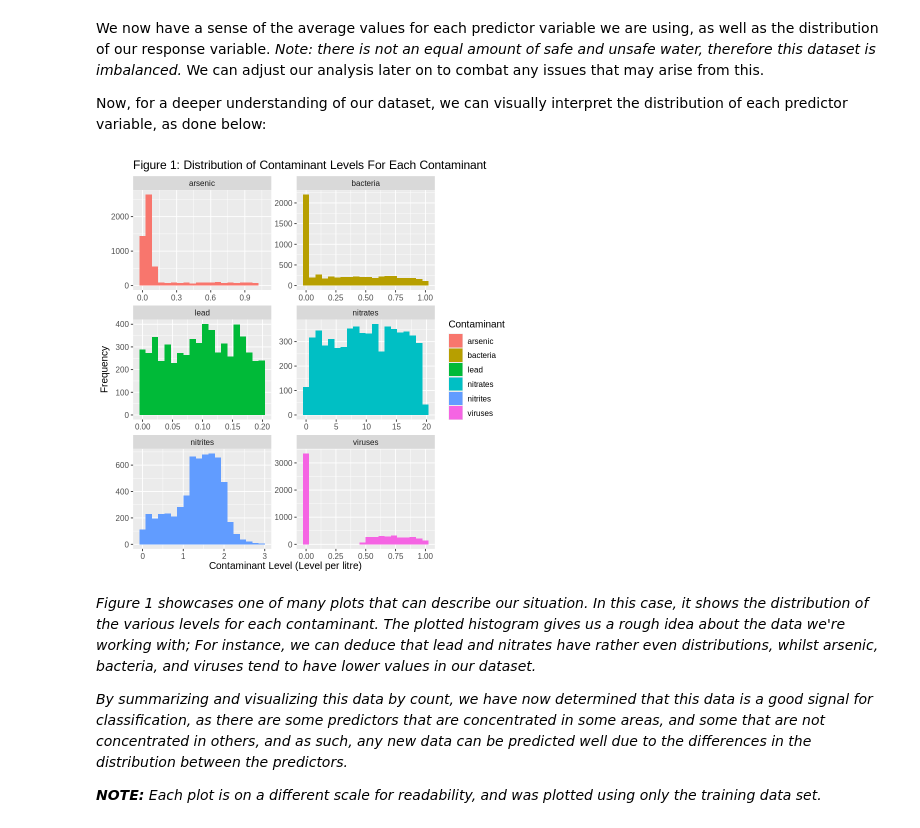
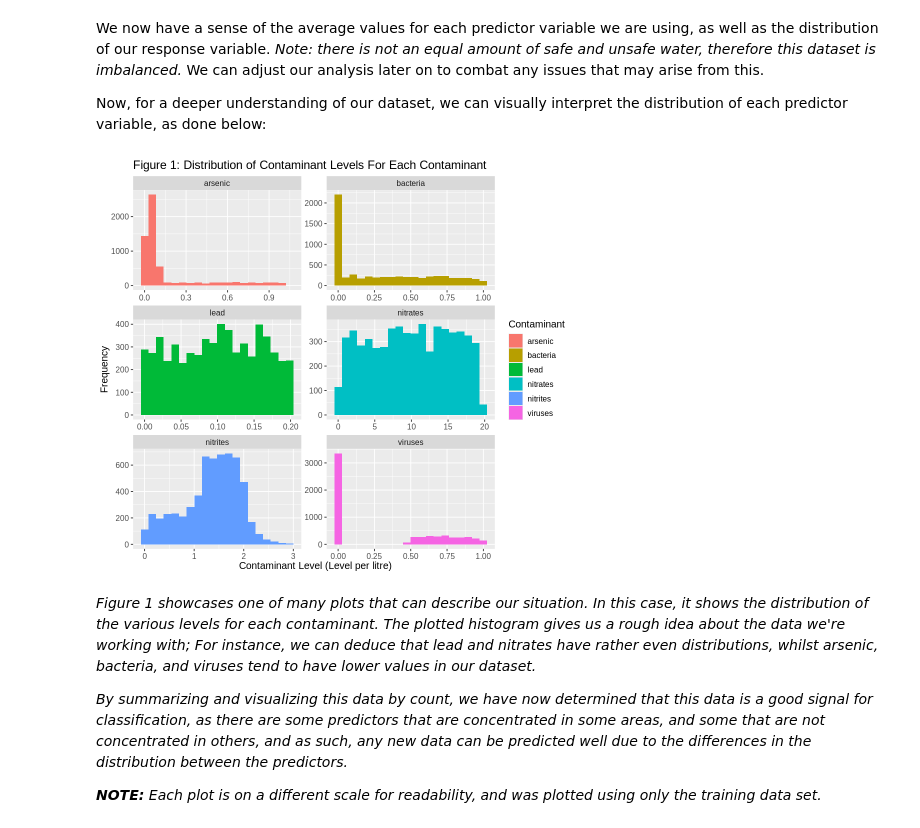
Before and after one commit to zayan-sheikh/DSCI-G13-Project, a Jupyter notebook: proj.ipynb, the cells around one changed output. Drawn from its saved outputs; the diff is of its cells as text; code cells hidden in the pictures.

```diff
--- a/proj.ipynb
+++ b/proj.ipynb
@@ -111,16 +121,18 @@ We now have a sense of the average values for each predictor variable we are usi
 
 Now, for a deeper understanding of our dataset, we can visually interpret the distribution of each predictor variable, as done below:
 # %%
+options(repr.plot.width = 8, repr.plot.height = 7)
+
 water_train_plot <- water_wrangled |>
                     ggplot(aes(x=level, fill = contaminant)) +
                     geom_histogram(bins = 20) +
                     facet_wrap(vars(contaminant), scales = "free", nrow = 3) +
                     labs(x=" Contaminant Level (Level per litre)", y="Frequency", fill="Contaminant") +
                     ggtitle("Figure 1: Distribution of Contaminant Levels For Each Contaminant") +
                     theme(text = element_text(size = 12))
 water_train_plot
 # %% [output]
-[figure, old version]
+[figure, new version]
 # %% [markdown]
 *Figure 1 showcases one of many plots that can describe our situation. In this case, it shows the distribution of the various levels for each contaminant. The plotted histogram gives us a rough idea about the data we're working with; For instance, we can deduce that lead and nitrates have rather even distributions, whilst arsenic, bacteria, and viruses tend to have lower values in our dataset.*
 
```
Also changed, not shown: parts of 4 cells of this notebook.
